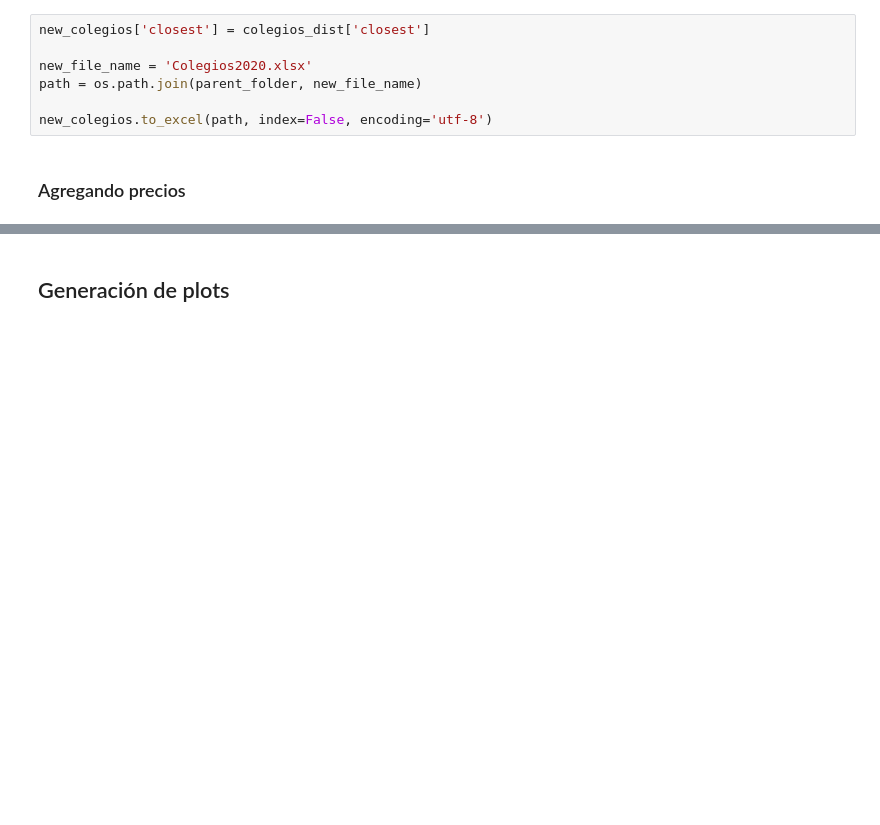
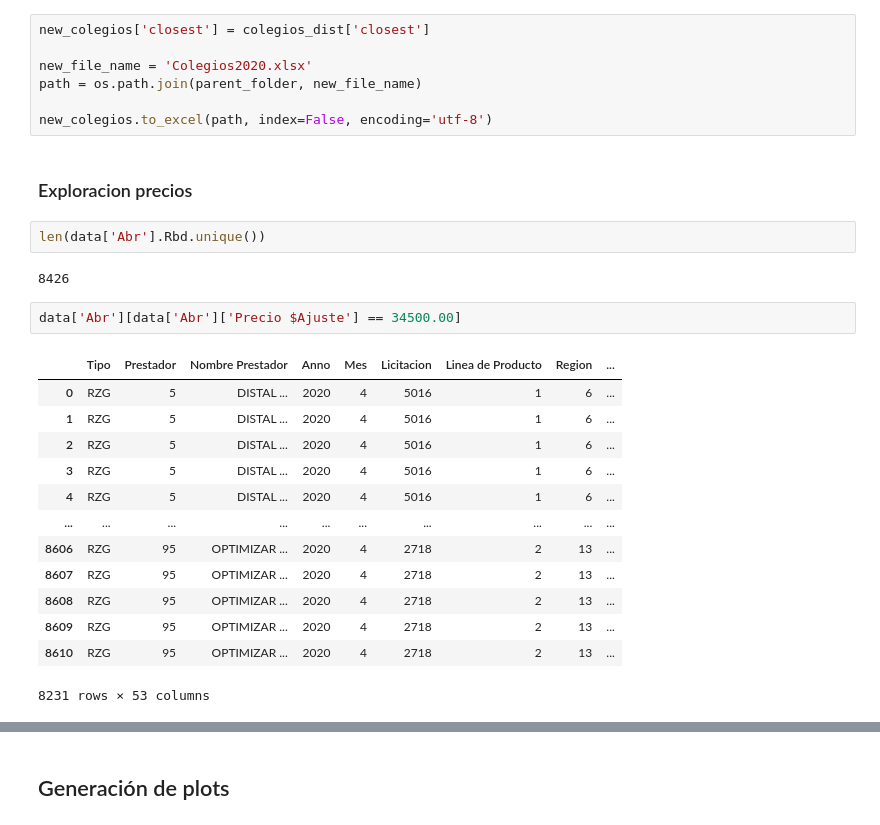
Before and after one commit to rbenatuilv/Junaeb-IMT-Capstone, a Jupyter notebook: data_processing.ipynb, the cells around one changed output, grey strips where cells are left out. Saved outputs shown, nothing was run; the diff lists cells and outputs as text; blank space fills up the shorter version.

```diff
--- a/data_processing.ipynb
+++ b/data_processing.ipynb
@@ -271,4 +271,24 @@ path = os.path.join(parent_folder, new_file_name)
 
 new_colegios.to_excel(path, index=False, encoding='utf-8')
 # %% [markdown]
-### Agregando precios
+### Exploracion precios
+# %%
+len(data['Abr'].Rbd.unique())
+# %% [output]
+8426
+# %%
+data['Abr'][data['Abr']['Precio $Ajuste'] == 34500.00]
+# %% [output]
+|  | Tipo | Prestador | Nombre Prestador | Anno | Mes | Licitacion | Linea de Producto | Region | ... |
+| 0 | RZG | 5 | DISTAL ... | 2020 | 4 | 5016 | 1 | 6 | ... |
+| 1 | RZG | 5 | DISTAL ... | 2020 | 4 | 5016 | 1 | 6 | ... |
+| 2 | RZG | 5 | DISTAL ... | 2020 | 4 | 5016 | 1 | 6 | ... |
+| 3 | RZG | 5 | DISTAL ... | 2020 | 4 | 5016 | 1 | 6 | ... |
+| 4 | RZG | 5 | DISTAL ... | 2020 | 4 | 5016 | 1 | 6 | ... |
+| ... | ... | ... | ... | ... | ... | ... | ... | ... | ... |
+| 8606 | RZG | 95 | OPTIMIZAR ... | 2020 | 4 | 2718 | 2 | 13 | ... |
+| 8607 | RZG | 95 | OPTIMIZAR ... | 2020 | 4 | 2718 | 2 | 13 | ... |
+| 8608 | RZG | 95 | OPTIMIZAR ... | 2020 | 4 | 2718 | 2 | 13 | ... |
+| 8609 | RZG | 95 | OPTIMIZAR ... | 2020 | 4 | 2718 | 2 | 13 | ... |
+| 8610 | RZG | 95 | OPTIMIZAR ... | 2020 | 4 | 2718 | 2 | 13 | ... |
+8231 rows × 53 columns
```
Also changed, not shown: parts of 1 cell of this notebook, 1 other file.
